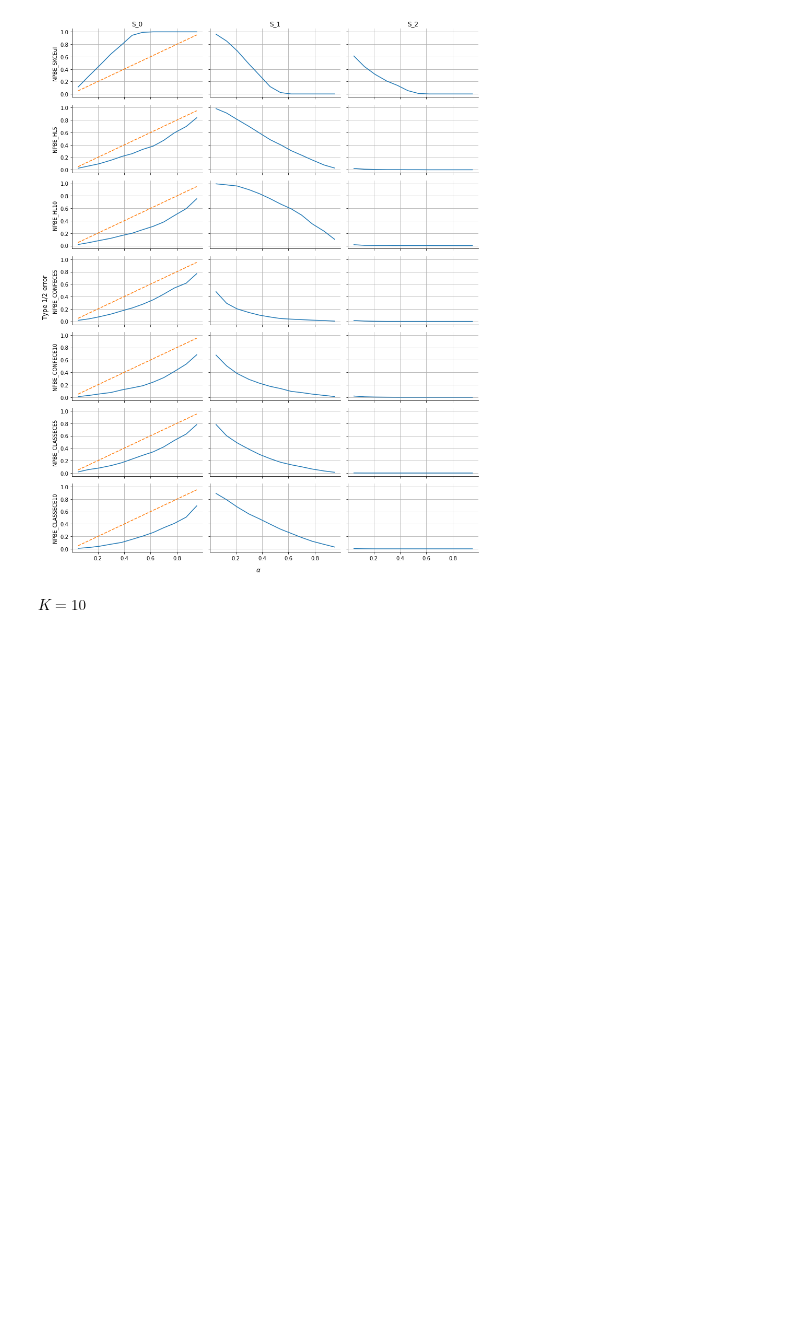
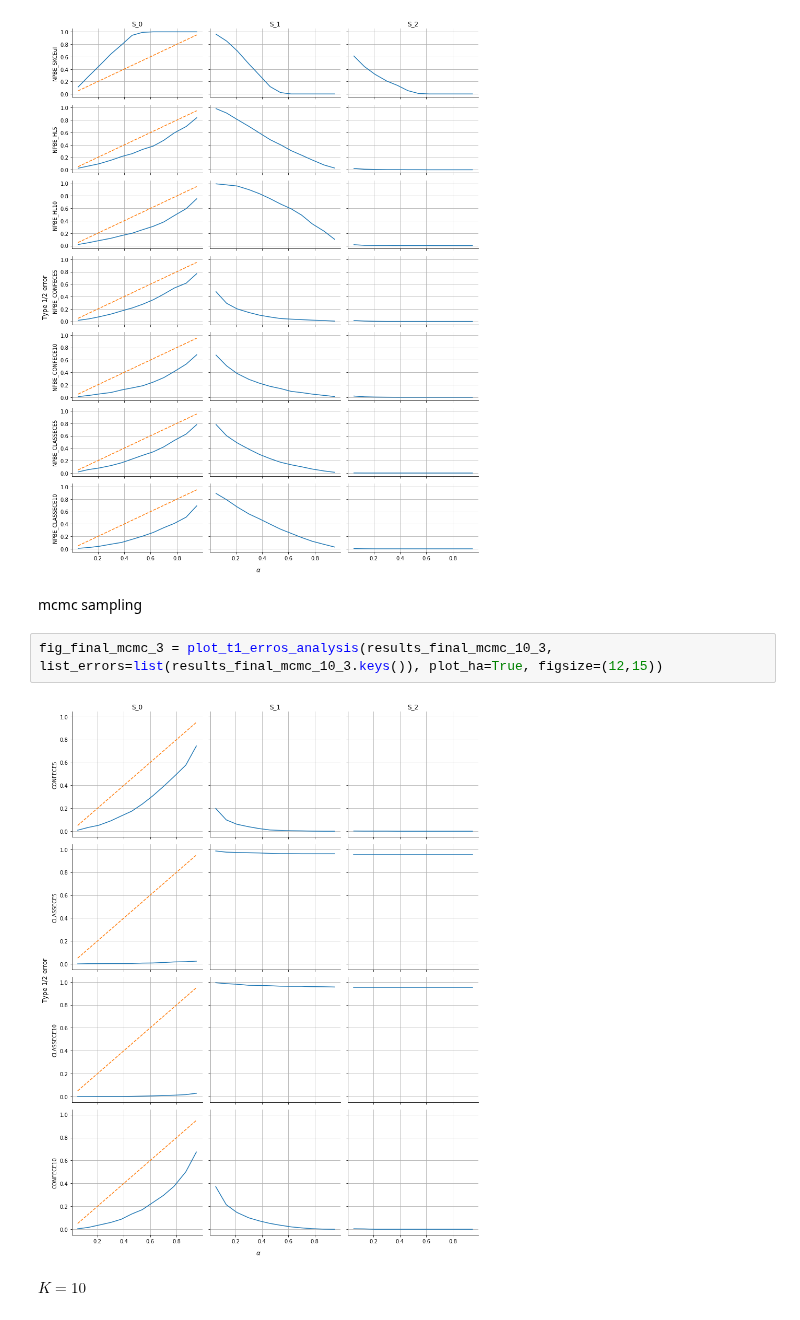
Before and after one commit to mkjuergens/EnsembleCalibration, a Jupyter notebook: ensemblecalibration/calibration/results_t1_t2.ipynb, the cells around one changed output. Saved outputs shown, nothing was run; the diff lists cells and outputs as text; blank space fills up the shorter version.

```diff
--- a/ensemblecalibration/calibration/results_t1_t2.ipynb
+++ b/ensemblecalibration/calibration/results_t1_t2.ipynb
@@ -58,6 +66,12 @@ for $K=3$
 fig_lambda_orig_3 = plot_t1_erros_analysis(results_final_lambda_100_10_3, list_errors=list(results_final_lambda_100_10_3.keys()), plot_ha=True, figsize=(12,15))
 # %% [output]
 [figure]
+# %% [markdown]
+mcmc sampling
+# %%
+fig_final_mcmc_3 = plot_t1_erros_analysis(results_final_mcmc_10_3, list_errors=list(results_final_mcmc_10_3.keys()), plot_ha=True, figsize=(12,15))
+# %% [output]
+[figure, added]
 # %% [markdown]
 $K=10$
 # %%
```
Also changed, not shown: parts of 3 cells of this notebook.
